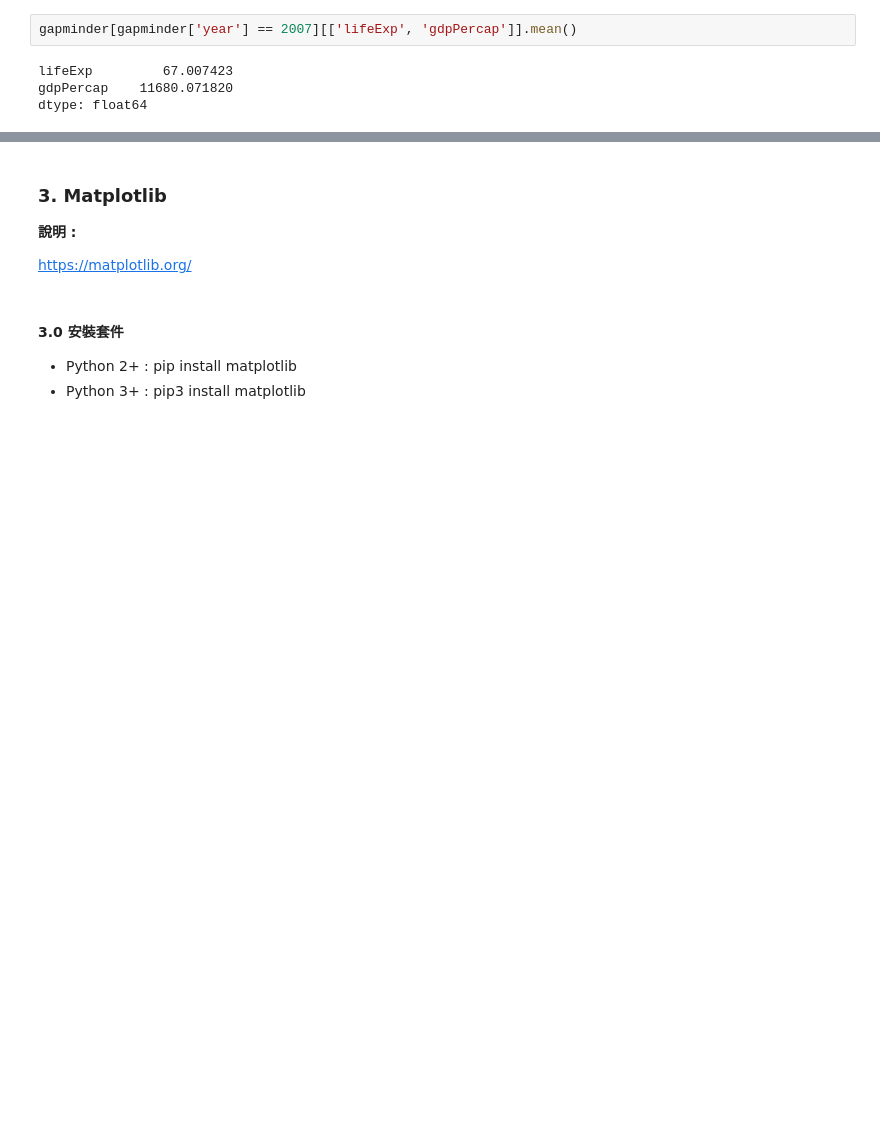
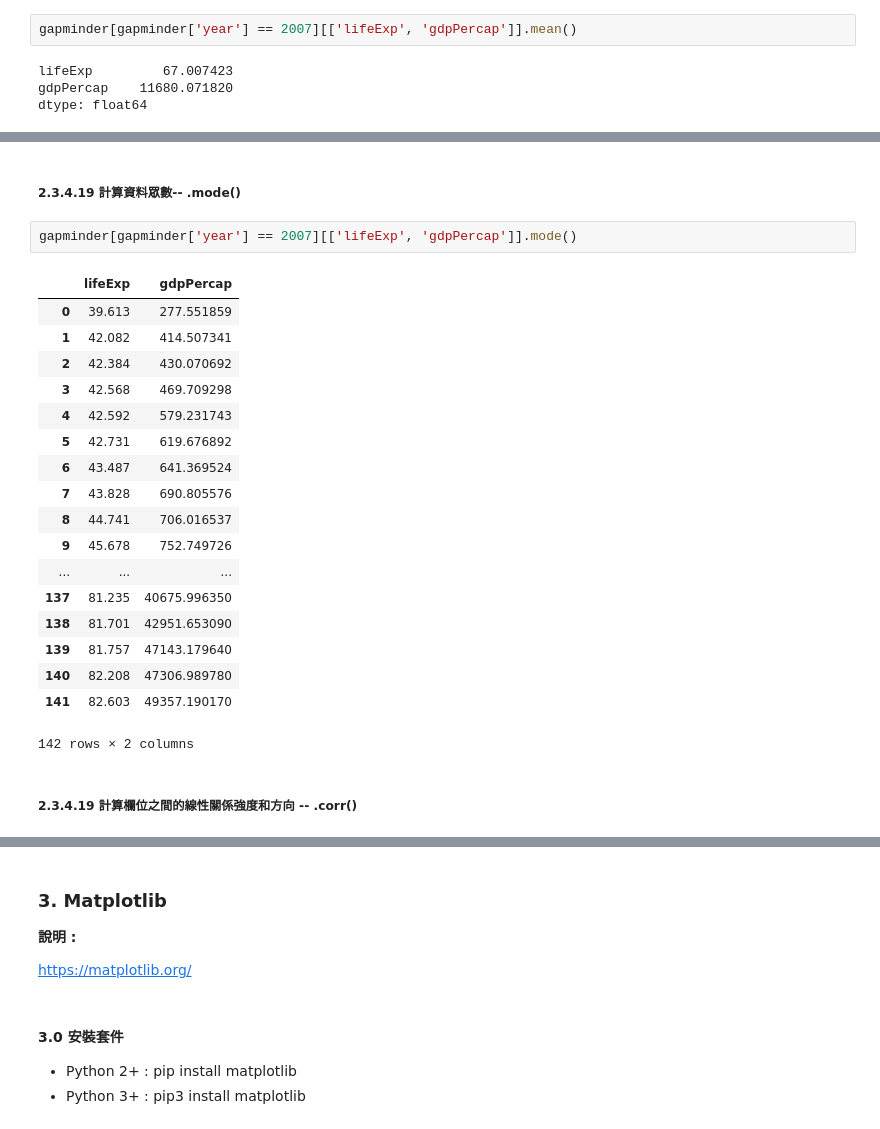
Before and after one commit to cylin1123/python123, a Jupyter notebook: DataAnalysis.ipynb, the cells around one changed output, grey strips where cells are left out. Cells and saved outputs as stored; diff of their text form; blank space fills up the shorter version.

```diff
--- a/DataAnalysis.ipynb
+++ b/DataAnalysis.ipynb
@@ -493,0 +626,25 @@ dtype: float64
+# %% [markdown]
+##### 2.3.4.19  計算資料眾數-- .mode()
+# %%
+gapminder[gapminder['year'] == 2007][['lifeExp', 'gdpPercap']].mode()
+# %% [output]
+|  | lifeExp | gdpPercap |
+| 0 | 39.613 | 277.551859 |
+| 1 | 42.082 | 414.507341 |
+| 2 | 42.384 | 430.070692 |
+| 3 | 42.568 | 469.709298 |
+| 4 | 42.592 | 579.231743 |
+| 5 | 42.731 | 619.676892 |
+| 6 | 43.487 | 641.369524 |
+| 7 | 43.828 | 690.805576 |
+| 8 | 44.741 | 706.016537 |
+| 9 | 45.678 | 752.749726 |
+| ... | ... | ... |
+| 137 | 81.235 | 40675.996350 |
+| 138 | 81.701 | 42951.653090 |
+| 139 | 81.757 | 47143.179640 |
+| 140 | 82.208 | 47306.989780 |
+| 141 | 82.603 | 49357.190170 |
+142 rows × 2 columns
+# %% [markdown]
+##### 2.3.4.19  計算欄位之間的線性關係強度和方向 -- .corr()
```
Also changed, not shown: parts of 49 cells of this notebook.
